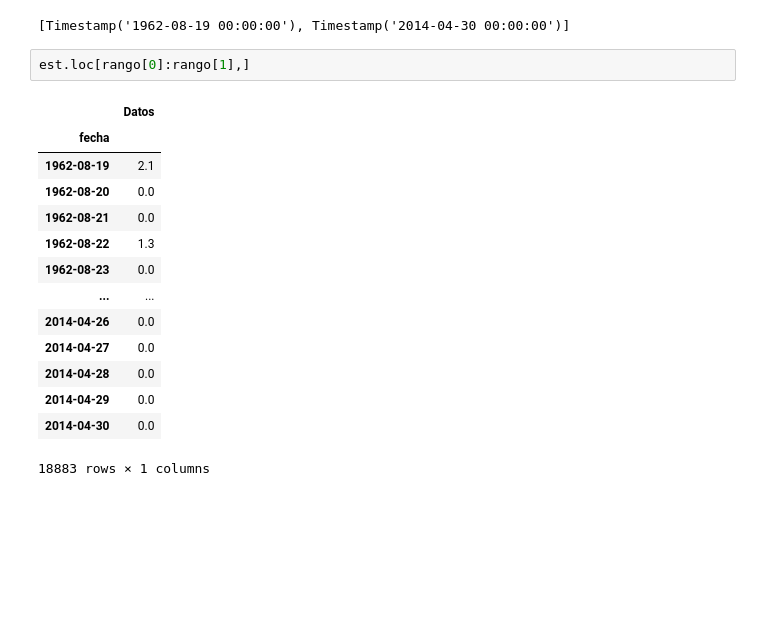
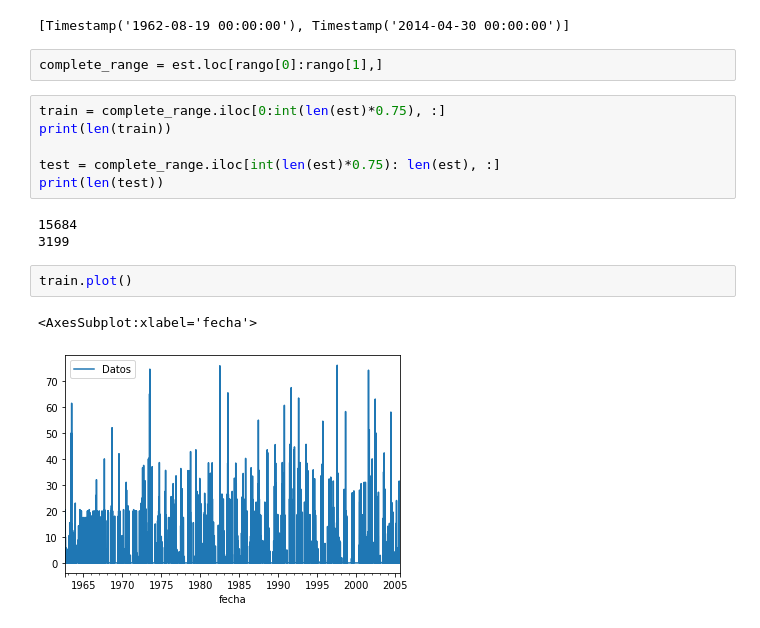
Before and after one commit to Ro-teodoro/clicom, a Jupyter notebook: clicom.ipynb, the cells around one changed output. Drawn from its saved outputs; the diff is of its cells as text; blank space fills up the shorter version.

```diff
--- a/clicom.ipynb
+++ b/clicom.ipynb
@@ -344,19 +340,18 @@ rango
 # %% [output]
 [Timestamp('1962-08-19 00:00:00'), Timestamp('2014-04-30 00:00:00')]
 # %%
-est.loc[rango[0]:rango[1],]
+complete_range = est.loc[rango[0]:rango[1],]
-# %% [output]
-|  | Datos |
-| fecha |  |
-| 1962-08-19 | 2.1 |
-| 1962-08-20 | 0.0 |
-| 1962-08-21 | 0.0 |
-| 1962-08-22 | 1.3 |
-| 1962-08-23 | 0.0 |
-| ... | ... |
-| 2014-04-26 | 0.0 |
-| 2014-04-27 | 0.0 |
-| 2014-04-28 | 0.0 |
-| 2014-04-29 | 0.0 |
-| 2014-04-30 | 0.0 |
-18883 rows × 1 columns
+# %%
+train = complete_range.iloc[0:int(len(est)*0.75), :]
+print(len(train))
+
+test = complete_range.iloc[int(len(est)*0.75): len(est), :]
+print(len(test))
+# %% [output]
+15684
+3199
+# %%
+train.plot()
+# %% [output]
+<AxesSubplot:xlabel='fecha'>
+[figure, added]
```
Also changed, not shown: parts of 6 cells of this notebook.
